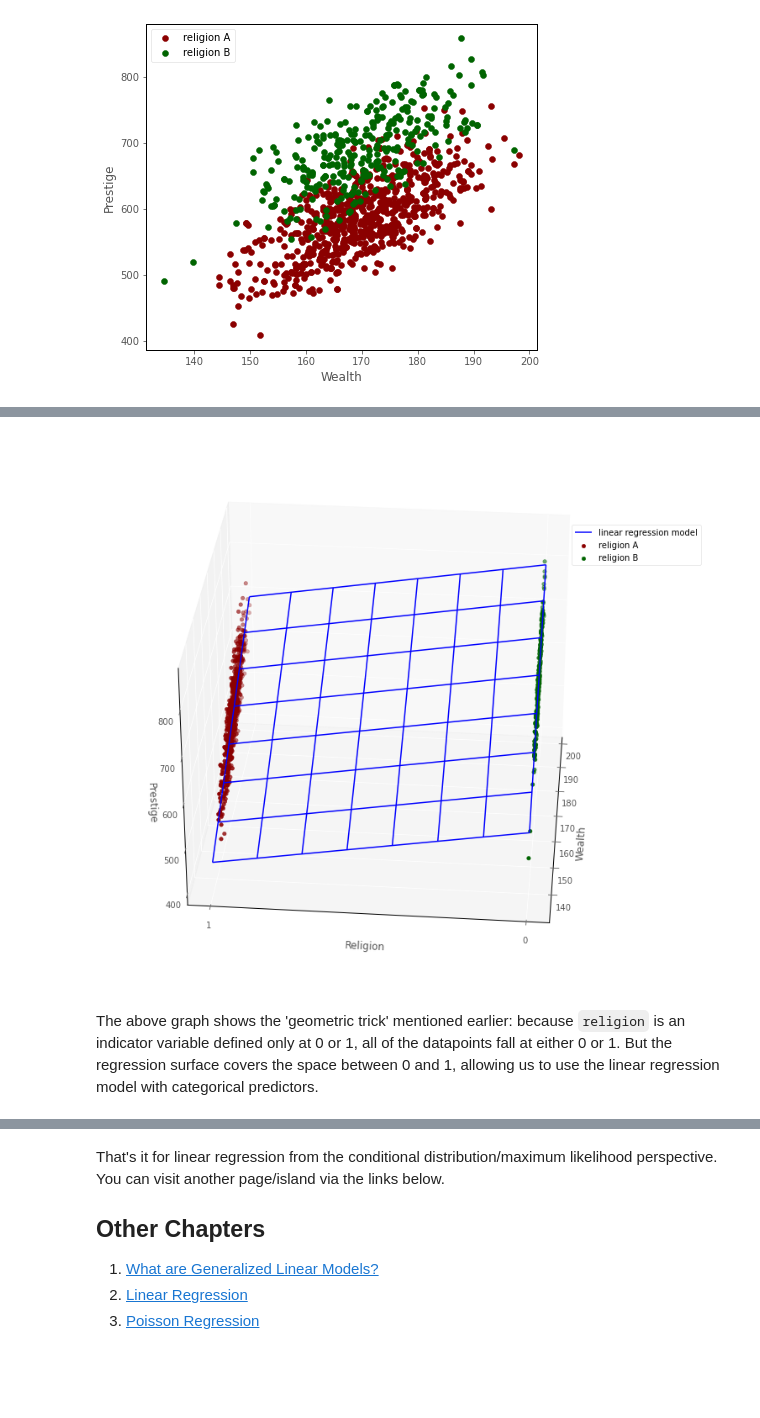
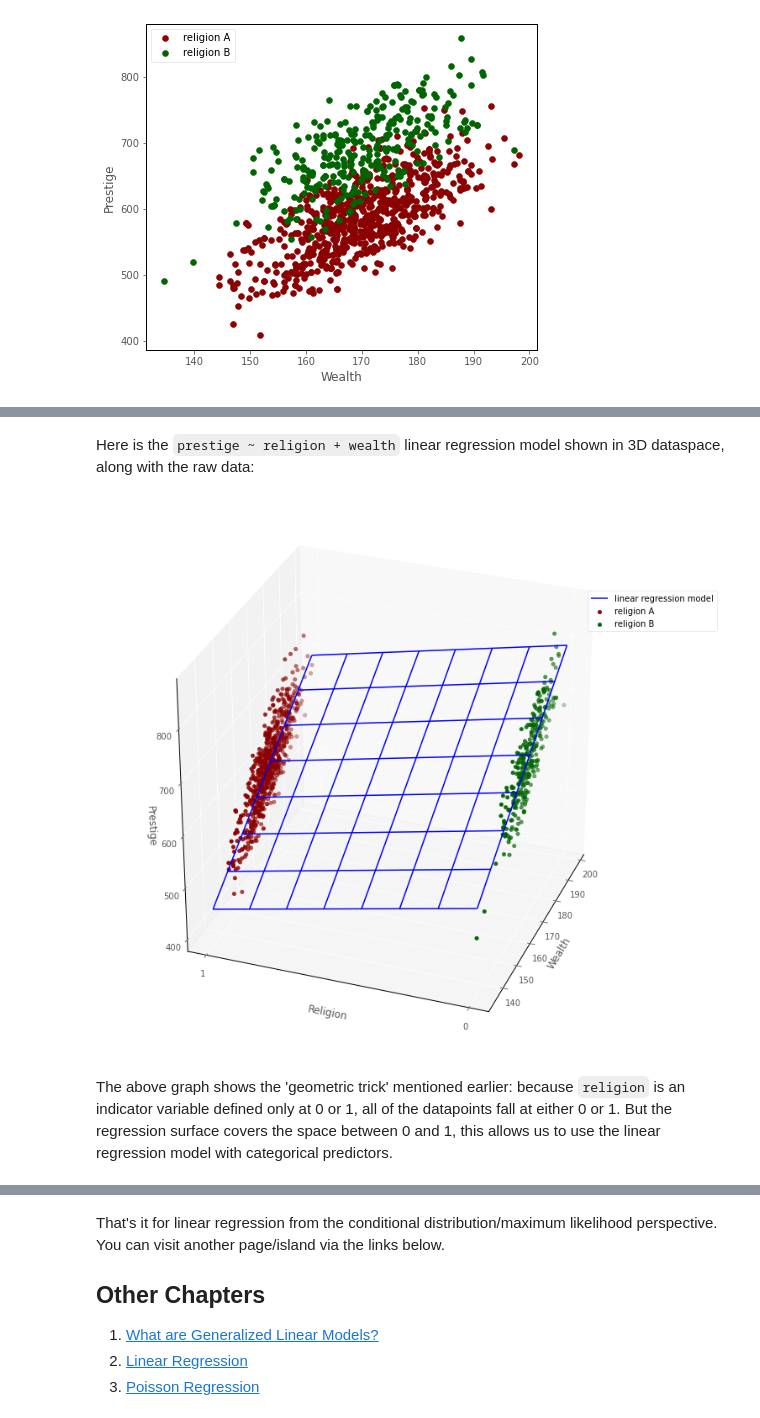
Before and after one commit to pxr687/islands_generalized_linear_models, a Jupyter notebook: 2_linear_regression.ipynb, the cells around one changed output, grey strips where cells are left out. Cells and saved outputs as stored; diff of their text form; code cells hidden in the pictures; blank space fills up the shorter version.

```diff
--- a/2_linear_regression.ipynb
+++ b/2_linear_regression.ipynb
@@ -380,13 +376,15 @@ Notes:
 [1] Standard Errors assume that the covariance matrix of the errors is correctly specified.
 [2] The condition number is large, 3e+03. This might indicate that there are
 strong multicollinearity or other numerical problems.
+# %% [markdown]
+Here is the `prestige ~ religion + wealth` linear regression model shown in 3D dataspace, along with the raw data:
 # %%
 # this code generates the plot below
-islands_GLM.three_D_prestige_wealth_religion_plot_with_surface(df, lin_reg_model)
+islands_GLM.three_D_prestige_wealth_religion_plot_with_surface(df, lin_reg_model, azim = 200)
 # %% [output]
-[figure, old version]
+[figure, new version]
 # %% [markdown]
-The above graph shows the 'geometric trick' mentioned earlier: because `religion` is an indicator variable defined only at 0 or 1, all of the datapoints fall at either 0 or 1. But the regression surface covers the space between 0 and 1, allowing us to use the linear regression model with categorical predictors.
+The above graph shows the 'geometric trick' mentioned earlier: because `religion` is an indicator variable defined only at 0 or 1, all of the datapoints fall at either 0 or 1. But the regression surface covers the space between 0 and 1, this allows us to use the linear regression model with categorical predictors.
 # %% [markdown]
 ## Interpretation (multiple predictors)
 
```
Also changed, not shown: parts of 18 cells of this notebook, 5 other files.
